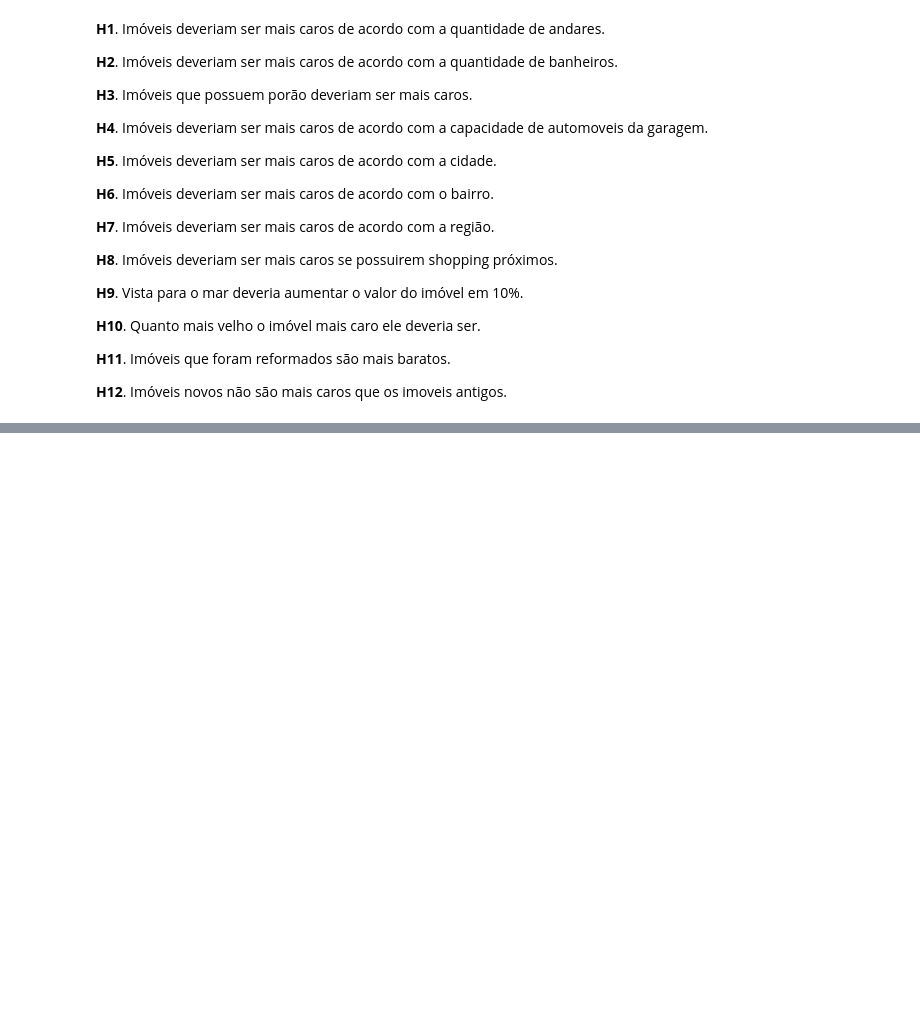
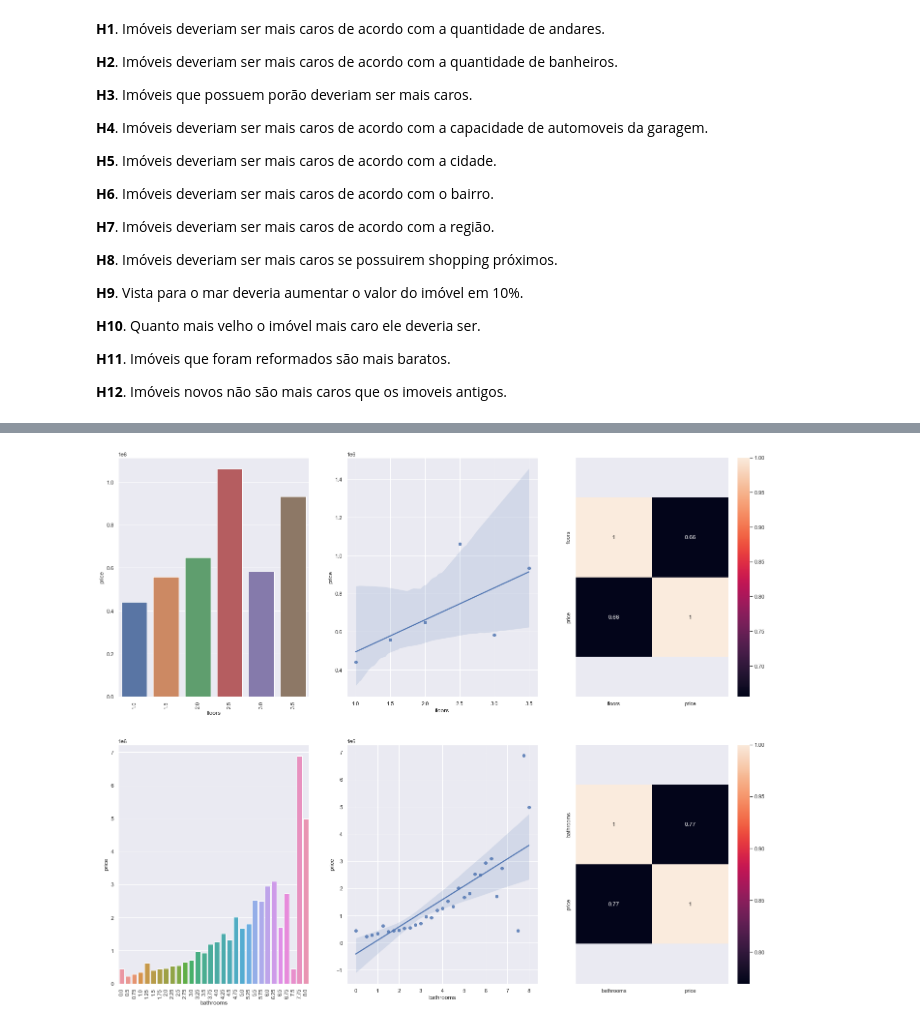
Before and after one commit to marcusbraggion/analise_exploratoria, a Jupyter notebook: house_rocket.ipynb, the cells around one changed output, grey strips where cells are left out. Drawn from its saved outputs; the diff is of its cells as text; code cells hidden in the pictures; blank space fills up the shorter version.

```diff
--- a/house_rocket.ipynb
+++ b/house_rocket.ipynb
@@ -314,0 +447,28 @@ df2
+# %%
+plt.subplot( 2, 3, 1 )
+aux1 = df4[['floors', 'price']].groupby('floors').mean().reset_index()
+sns.barplot( x='floors', y='price', data=aux1 );
+plt.xticks( rotation=90 );
+
+plt.subplot( 2, 3, 2 )
+sns.regplot( x='floors', y='price', data=aux1 );
+
+plt.subplot( 2, 3, 3 )
+x = sns.heatmap( aux1.corr( method='pearson'), annot=True );
+bottom, top = x.get_ylim()
+x.set_ylim( bottom+0.5, top-0.5);
+
+plt.subplot( 2, 3, 4 )
+aux2 = df4[['bathrooms', 'price']].groupby('bathrooms').mean().reset_index()
+sns.barplot( x='bathrooms', y='price', data=aux2 );
+plt.xticks( rotation=90 );
+
+plt.subplot( 2, 3, 5 )
+sns.regplot( x='bathrooms', y='price', data=aux2 );
+
+plt.subplot( 2, 3, 6 )
+x = sns.heatmap( aux2.corr( method='pearson'), annot=True );
+bottom, top = x.get_ylim()
+x.set_ylim( bottom+0.5, top-0.5);
+# %% [output]
+[figure, added]
```
Also changed, not shown: parts of 38 cells of this notebook.
